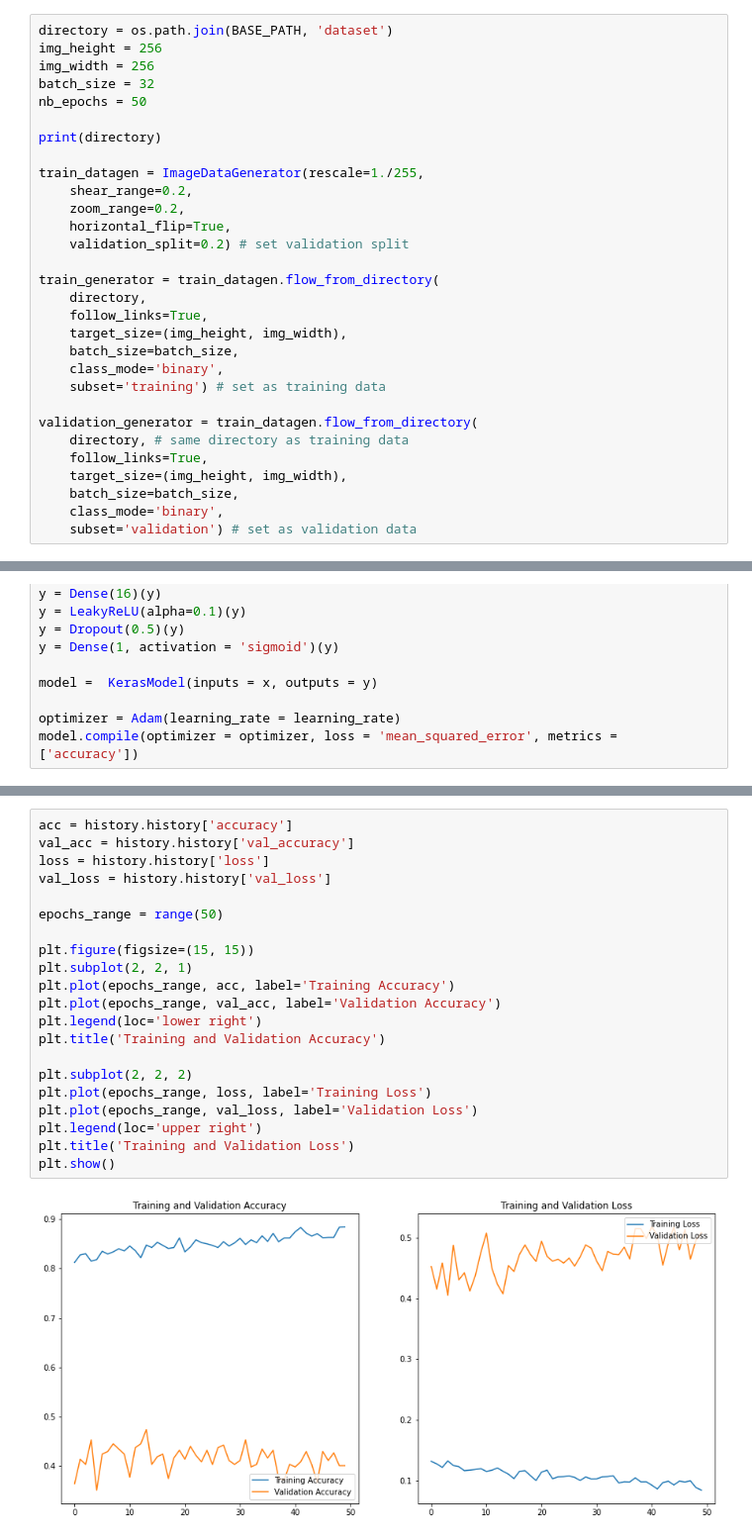
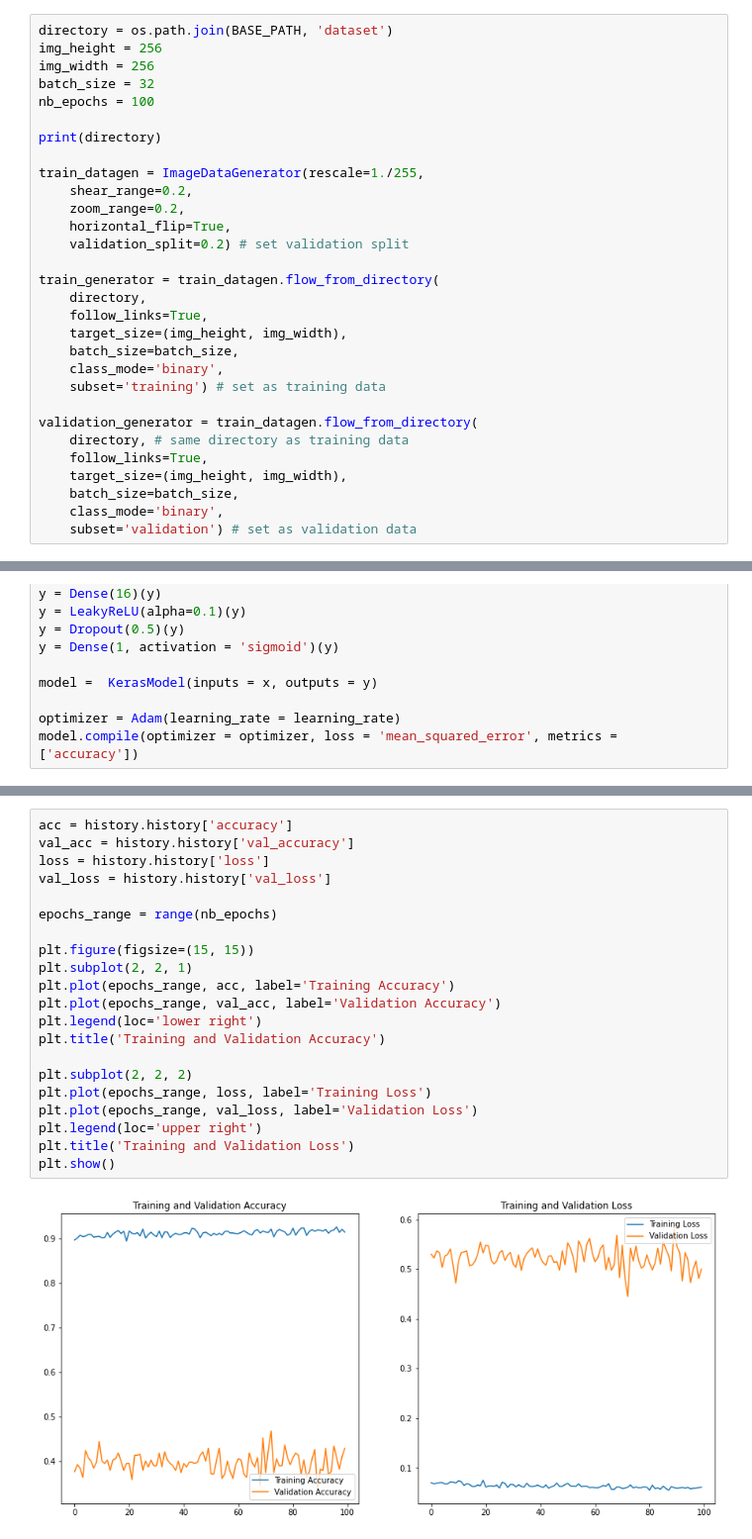
Before and after one commit to Krymancer/deepfake, a Jupyter notebook: dataset-overvew.ipynb, the cells around one changed output, grey strips where cells are left out. Shown at 99% size. Saved outputs shown, nothing was run; the diff lists cells and outputs as text.

Commit message:
epochs

```diff
--- a/dataset-overvew.ipynb
+++ b/dataset-overvew.ipynb
@@ -100,7 +100,7 @@ directory = os.path.join(BASE_PATH, 'dataset')
 img_height = 256
 img_width = 256
 batch_size = 32
-nb_epochs = 50
+nb_epochs = 100
 
 print(directory)
 
@@ -191,23 +191,23 @@ Epoch 50/50
 # %%
 acc = history.history['accuracy']
 val_acc = history.history['val_accuracy']
 loss = history.history['loss']
 val_loss = history.history['val_loss']
 
-epochs_range = range(50)
+epochs_range = range(nb_epochs)
 
 plt.figure(figsize=(15, 15))
 plt.subplot(2, 2, 1)
 plt.plot(epochs_range, acc, label='Training Accuracy')
 plt.plot(epochs_range, val_acc, label='Validation Accuracy')
 plt.legend(loc='lower right')
 plt.title('Training and Validation Accuracy')
 
 plt.subplot(2, 2, 2)
 plt.plot(epochs_range, loss, label='Training Loss')
 plt.plot(epochs_range, val_loss, label='Validation Loss')
 plt.legend(loc='upper right')
 plt.title('Training and Validation Loss')
 plt.show()
 # %% [output]
-[figure, old version]
+[figure, new version]
```
Also changed, not shown: parts of 1 cell of this notebook.
